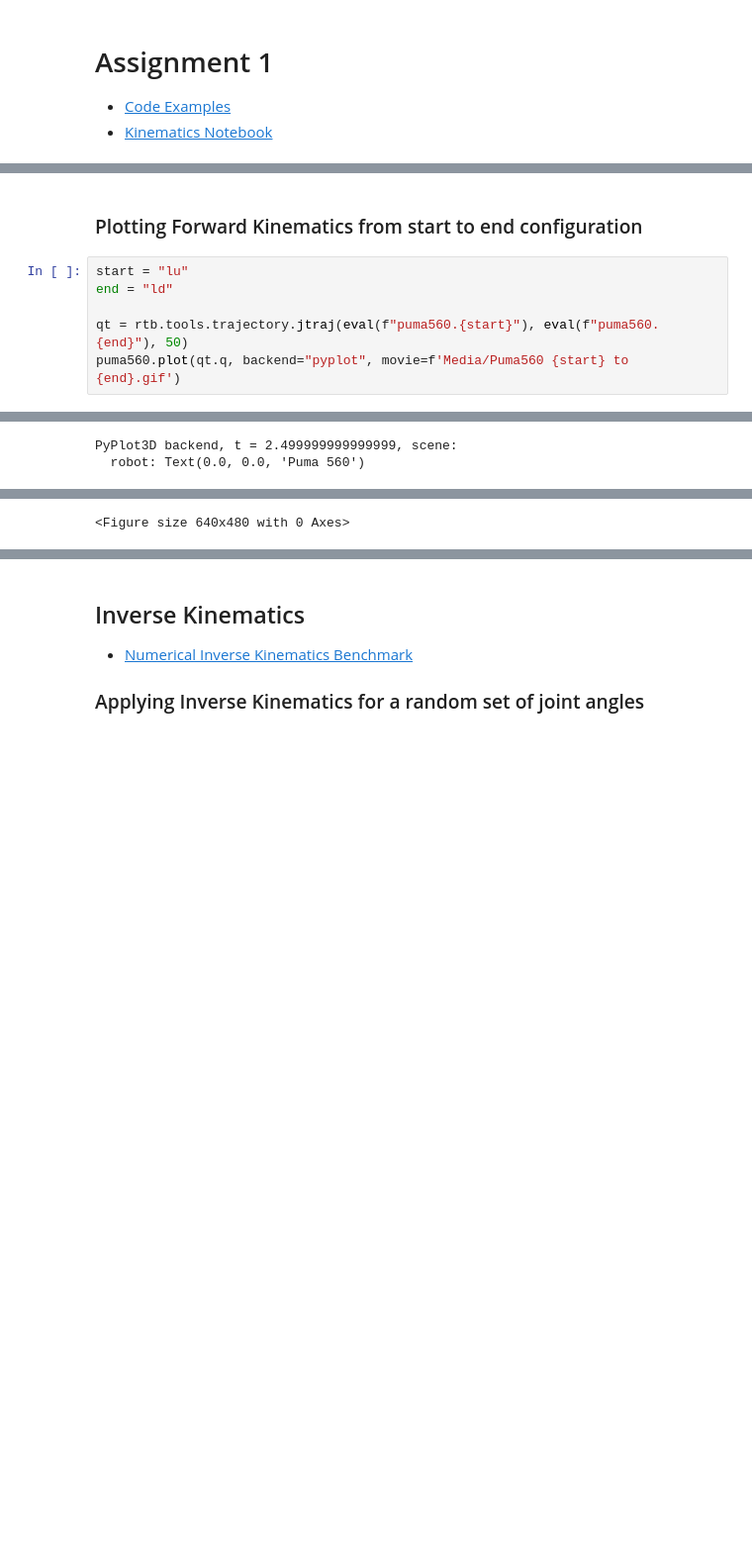
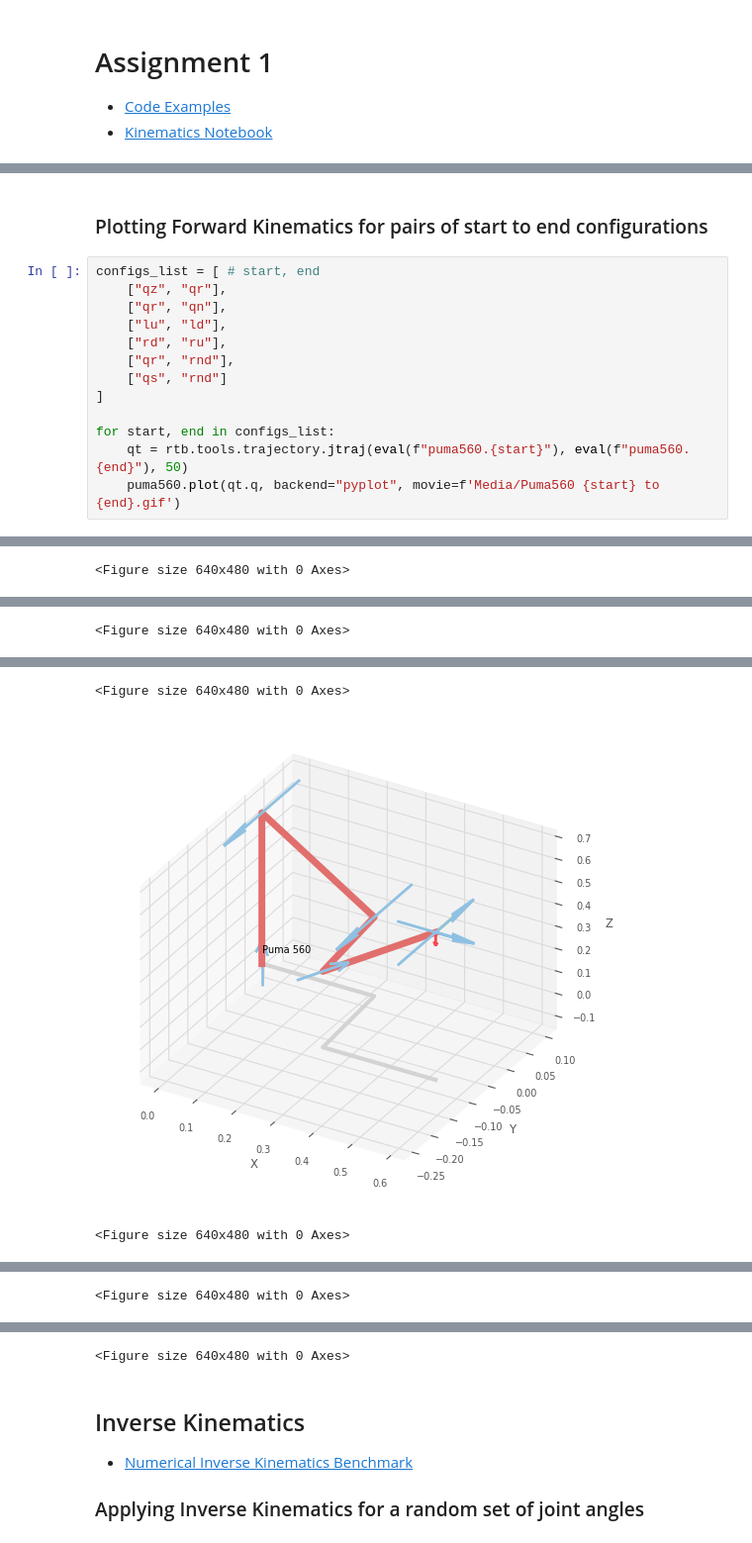
Before and after one commit to mtalirfan/ME-489-MATLAB-Manipulator, a Jupyter notebook: Puma560.ipynb, the cells around one changed output, grey strips where cells are left out. Shown at 99% size. Cells and saved outputs as stored; diff of their text form; blank space fills up the shorter version.

```diff
--- a/Puma560.ipynb
+++ b/Puma560.ipynb
@@ -273,10 +276,17 @@ Forward Kinematics for configuration:
    0         0         0         1
 # %% [markdown]
-### Plotting Forward Kinematics from start to end configuration
+### Plotting Forward Kinematics for pairs of start to end configurations
 # %%
-start = "lu"
-end = "ld"
+configs_list = [ # start, end
+    ["qz", "qr"],
+    ["qr", "qn"],
+    ["lu", "ld"],
+    ["rd", "ru"],
+    ["qr", "rnd"],
+    ["qs", "rnd"]
+]
 
-qt = rtb.tools.trajectory.jtraj(eval(f"puma560.{start}"), eval(f"puma560.{end}"), 50)
-puma560.plot(qt.q, backend="pyplot", movie=f'Media/Puma560 {start} to {end}.gif')
+for start, end in configs_list:
+    qt = rtb.tools.trajectory.jtraj(eval(f"puma560.{start}"), eval(f"puma560.{end}"), 50)
+    puma560.plot(qt.q, backend="pyplot", movie=f'Media/Puma560 {start} to {end}.gif')
 # %% [output]
@@ -284,2 +294 @@ puma560.plot(qt.q, backend="pyplot", movie=f'Media/Puma560 {start} to {end}.gif'
-PyPlot3D backend, t = 2.499999999999999, scene:
-  robot: Text(0.0, 0.0, 'Puma 560')
+<Figure size 640x480 with 0 Axes>
@@ -286,0 +298,3 @@ PyPlot3D backend, t = 2.499999999999999, scene:
+<Figure size 640x480 with 0 Axes>
+[figure, added]
+<Figure size 640x480 with 0 Axes>
@@ -286,0 +302 @@ PyPlot3D backend, t = 2.499999999999999, scene:
+<Figure size 640x480 with 0 Axes>
@@ -287,3 +304,4 @@ PyPlot3D backend, t = 2.499999999999999, scene:
+<Figure size 640x480 with 0 Axes>
 # %% [markdown]
 ## Inverse Kinematics
 
```
Also changed, not shown: parts of 25 cells of this notebook, 51 other files.
